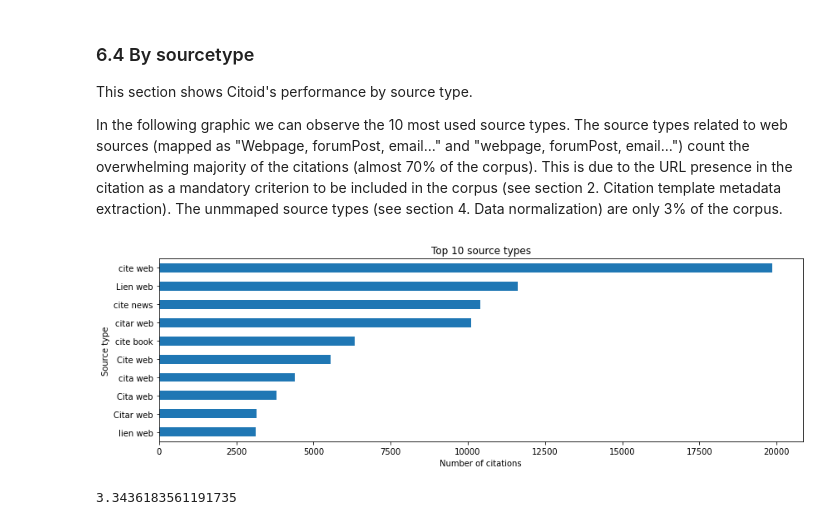
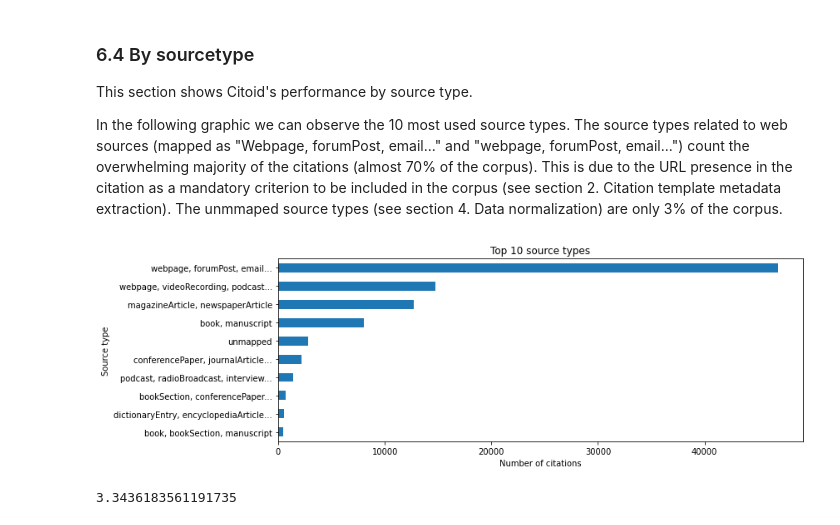
Before and after one commit to hdlabconicet/Web2Cit-research, a Jupyter notebook: understand-citoid-coverage.ipynb, the cells around one changed output. Drawn from its saved outputs; the diff is of its cells as text; code cells hidden in the pictures.

Commit message:
update results and plots

```diff
--- a/understand-citoid-coverage.ipynb
+++ b/understand-citoid-coverage.ipynb
@@ -1472,7 +1447,7 @@ In our corpus of manual citations gathered from featured articles, some URLs app
 First, the comparison scores for each URL are selected:
 # %%
 import pandas as pd
-comparison = pd.read_csv("eval/eval_all_citations_v2.csv.gz")
+comparison = pd.read_csv("eval/eval_all_citations.csv.gz")
 # %%
 scores = comparison[['url','citation_template','source_type_manual','source_type_citoid','wiki_lang', 'comp_author_first', 'comp_author_last', 'comp_title',
        'comp_source_type', 'comp_pub_source', 'comp_pub_date']].copy()
@@ -1710,4 +1788,4 @@ This section shows Citoid's performance by source type.
 
 In the following graphic we can observe the 10 most used source types. The source types related to web sources (mapped as "Webpage, forumPost, email..." and "webpage, forumPost, email...") count the overwhelming majority of the citations (almost 70% of the corpus). This is due to the URL presence in the citation as a mandatory criterion to be included in the corpus (see section 2. Citation template metadata extraction). The unmmaped source types (see section 4. Data normalization) are only 3% of the corpus.
 # %%
-top_sources = scores["citation_template"].value_counts().head(10).sort_values()
+top_sources = scores["source_type_manual"].value_counts().head(10).sort_values()
@@ -1716,13 +1792,27 @@ top_sources = scores["citation_template"].value_counts().head(10).sort_values()
+# %%
+source_type_show = {
+    "['conferencePaper', 'dictionaryEntry', 'encyclopediaArticle', 'journalArticle', 'presentation', 'report', 'thesis']": "dictionaryEntry, encyclopediaArticle...",
+    "['bookSection', 'conferencePaper', 'dictionaryEntry', 'encyclopediaArticle', 'journalArticle', 'magazineArticle', 'newspaperArticle', 'presentation', 'report', 'thesis']": "bookSection, conferencePaper...",
+    "['artwork', 'audioRecording', 'bill', 'bookSection', 'case', 'computerProgram', 'dictionaryEntry', 'document', 'encyclopediaArticle', 'film', 'hearing', 'instantMessage', 'interview', 'letter', 'map', 'podcast', 'radioBroadcast', 'statute', 'tvBroadcast', 'videoRecording']": "podcast, radioBroadcast, interview...",
+    "['book', 'bookSection', 'manuscript']": "book, bookSection, manuscript",
+    "['conferencePaper', 'journalArticle', 'presentation', 'report']": "conferencePaper, journalArticle...",
+    "[]":"unmapped",
+    "['book', 'manuscript']": "book, manuscript",
+    "['magazineArticle', 'newspaperArticle']": "magazineArticle, newspaperArticle",
+    "['blogPost', 'email', 'forumPost', 'podcast', 'videoRecording', 'webpage']": "webpage, videoRecording, podcast...",
+    "['blogPost', 'email', 'forumPost', 'webpage']":"webpage, forumPost, email..."}
+# %%
+top_sources_for_plot = top_sources.rename(index=source_type_show)
 # %%
-ax = top_sources.plot(figsize=[12,4], title="Top 10 source types", legend=False, kind="barh")
+ax = top_sources_for_plot.plot(figsize=[12,4], title="Top 10 source types", legend=False, kind="barh")
 ax.set_ylabel("Source type")
 ax.set_xlabel("Number of citations")
 
 plt.tight_layout()
 plt.savefig("plots/top_sourcetypes.png")
 plt.show()
 # %% [output]
-[figure, old version]
+[figure, new version]
 # %%
 top_sources["unmapped"]/len(scores) * 100
 # %% [output]
```
Also changed, not shown: parts of 42 cells of this notebook, 8 other files.
